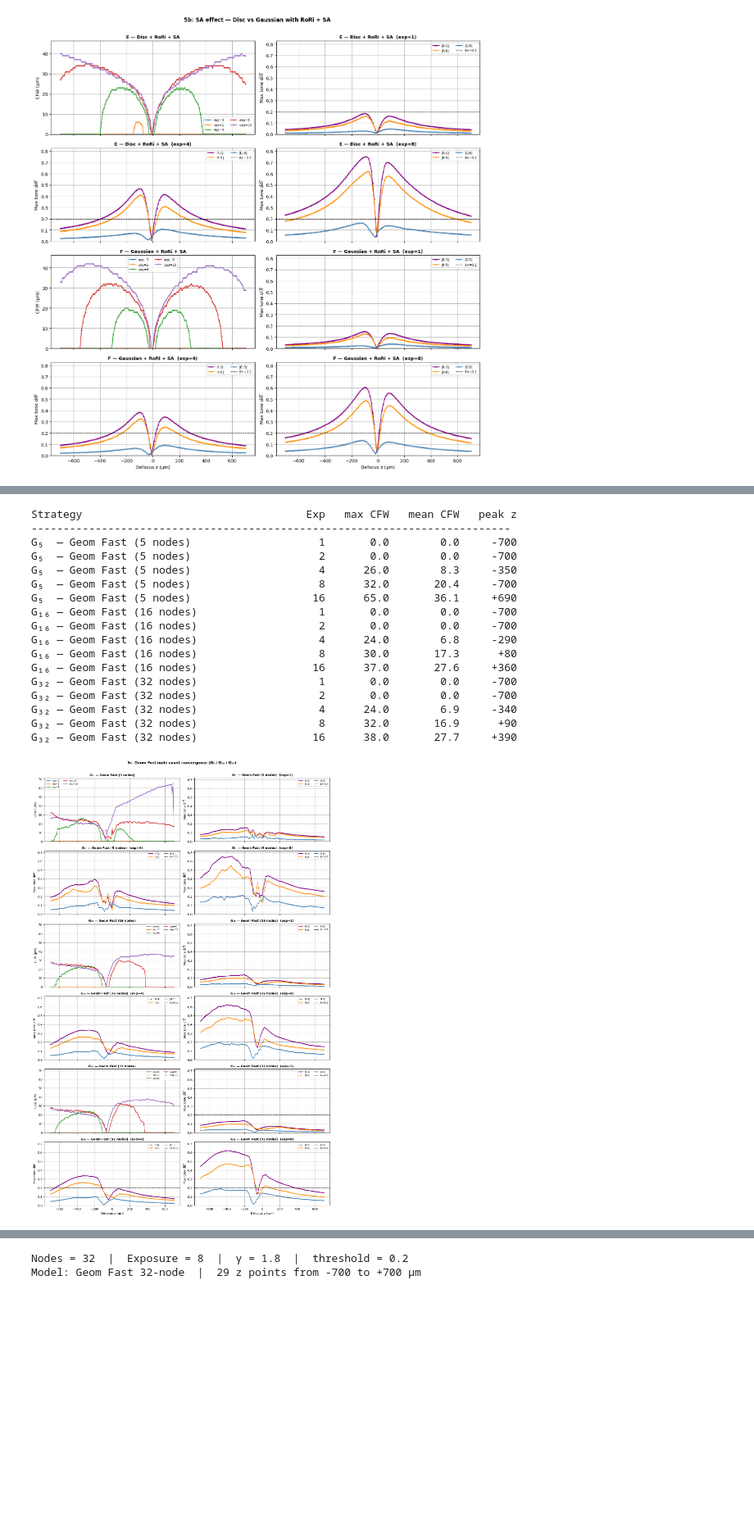
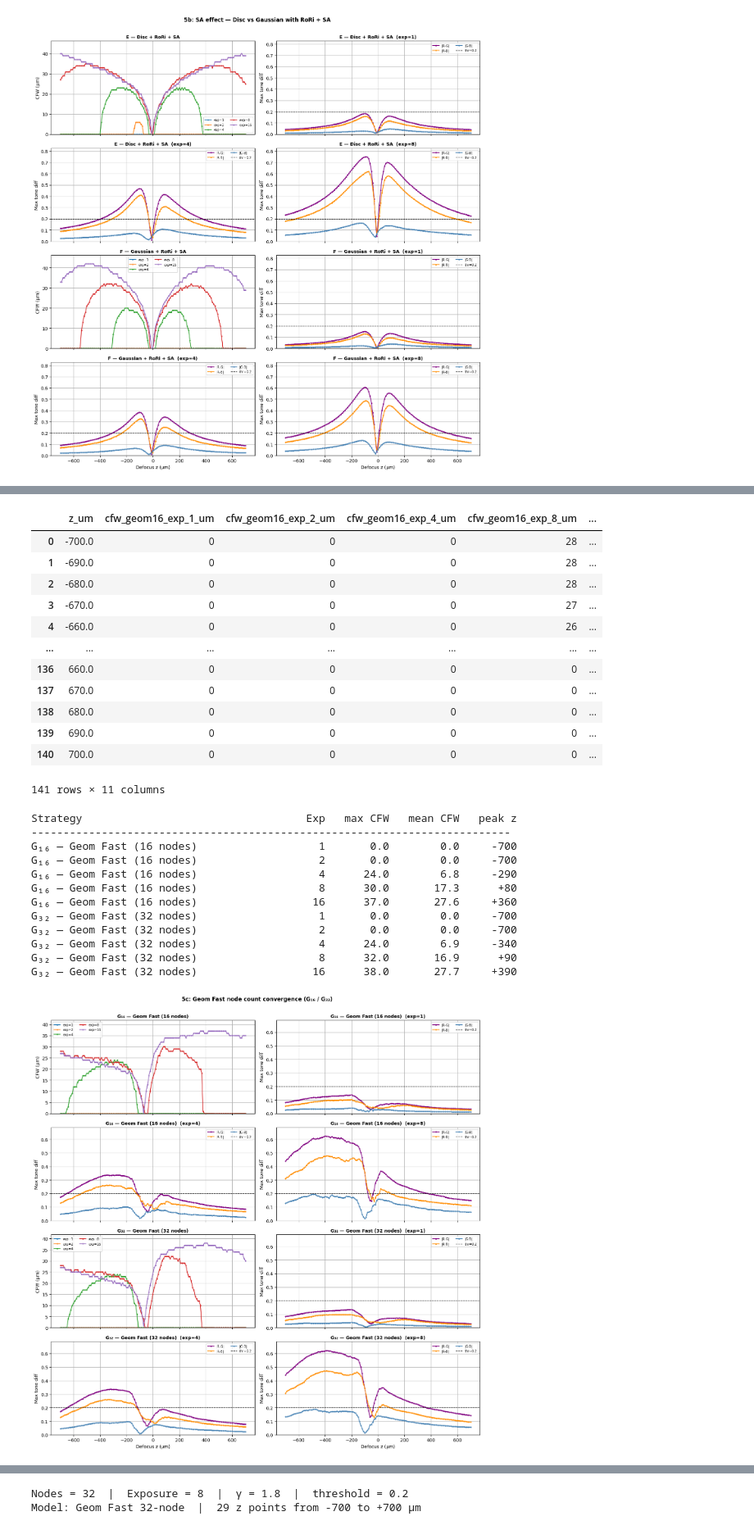
Before and after one commit to Leyangf/ColorFringeCalculation, a Jupyter notebook: examples/cfw_geom_demo.ipynb, the cells around one changed output, grey strips where cells are left out. Shown at 82% size. Drawn from its saved outputs; the diff is of its cells as text; code cells hidden in the pictures; blank space fills up the shorter version.

Commit message:
generate cfw-defocus dataset

```diff
--- a/examples/cfw_geom_demo.ipynb
+++ b/examples/cfw_geom_demo.ipynb
@@ -1029,29 +1029,55 @@ This comparison shows how many nodes are needed before the CFW curve converges,
 # %%
+# CFW-defocus data, sampled with the same z grid as the FFT notebook:
+# np.arange(-DEFOCUS_RANGE, DEFOCUS_RANGE + DEFOCUS_STEP, DEFOCUS_STEP)
+_geom_node_models = {
+    16: _rf16,
+    32: _rf32,
+}
+
+_geom_nodes_cfw_data = {"z_um": z_vals.astype(float)}
+for _nodes, _rf in _geom_node_models.items():
+    assert _rf is not None, f"_rf{_nodes} is None — re-run the ray-fan baking cell."
+    for _exp in _CFW_EXPOSURES:
+        _curve = compute_cfw_curve("geom_fast", _exp, _rf=_rf)
+        _geom_nodes_cfw_data[f"cfw_geom{_nodes}_exp_{_exp}_um"] = _curve[:, 1].astype(np.int32)
+
+cfw_geom_nodes_defocus_df = pd.DataFrame(_geom_nodes_cfw_data)
+display(cfw_geom_nodes_defocus_df)
+
 plot_comparison([
-    {"label": "G₅  — Geom Fast (5 nodes)",  "psf_mode": "geom_fast", "_rf": _rf5},
     {"label": "G₁₆ — Geom Fast (16 nodes)", "psf_mode": "geom_fast", "_rf": _rf16},
     {"label": "G₃₂ — Geom Fast (32 nodes)", "psf_mode": "geom_fast", "_rf": _rf32},
-], suptitle="5c: Geom Fast node count convergence (G₅ / G₁₆ / G₃₂)",
+], suptitle="5c: Geom Fast node count convergence (G₁₆ / G₃₂)",
    pd_exposures=_PD_EXPOSURES)
+
+cfw_geom_nodes_defocus_df.to_csv("cfw_geom_16_32_defocus.csv", index=False)
 # %% [output]
+|  | z_um | cfw_geom16_exp_1_um | cfw_geom16_exp_2_um | cfw_geom16_exp_4_um | cfw_geom16_exp_8_um | ... |
+| 0 | -700.0 | 0 | 0 | 0 | 28 | ... |
+| 1 | -690.0 | 0 | 0 | 0 | 28 | ... |
+| 2 | -680.0 | 0 | 0 | 0 | 28 | ... |
+| 3 | -670.0 | 0 | 0 | 0 | 27 | ... |
+| 4 | -660.0 | 0 | 0 | 0 | 26 | ... |
+| ... | ... | ... | ... | ... | ... | ... |
+| 136 | 660.0 | 0 | 0 | 0 | 0 | ... |
+| 137 | 670.0 | 0 | 0 | 0 | 0 | ... |
+| 138 | 680.0 | 0 | 0 | 0 | 0 | ... |
+| 139 | 690.0 | 0 | 0 | 0 | 0 | ... |
+| 140 | 700.0 | 0 | 0 | 0 | 0 | ... |
-Strategy                                   Exp   max CFW   mean CFW   peak z
----------------------------------------------------------------------------
-G₅  — Geom Fast (5 nodes)                    1       0.0        0.0     -700
-G₅  — Geom Fast (5 nodes)                    2       0.0        0.0     -700
-G₅  — Geom Fast (5 nodes)                    4      26.0        8.3     -350
-G₅  — Geom Fast (5 nodes)                    8      32.0       20.4     -700
-G₅  — Geom Fast (5 nodes)                   16      65.0       36.1     +690
-G₁₆ — Geom Fast (16 nodes)                   1       0.0        0.0     -700
-G₁₆ — Geom Fast (16 nodes)                   2       0.0        0.0     -700
-G₁₆ — Geom Fast (16 nodes)                   4      24.0        6.8     -290
-G₁₆ — Geom Fast (16 nodes)                   8      30.0       17.3      +80
-G₁₆ — Geom Fast (16 nodes)                  16      37.0       27.6     +360
-G₃₂ — Geom Fast (32 nodes)                   1       0.0        0.0     -700
-G₃₂ — Geom Fast (32 nodes)                   2       0.0        0.0     -700
-G₃₂ — Geom Fast (32 nodes)                   4      24.0        6.9     -340
-G₃₂ — Geom Fast (32 nodes)                   8      32.0       16.9      +90
-G₃₂ — Geom Fast (32 nodes)                  16      38.0       27.7     +390
+141 rows × 11 columns
+Strategy                                   Exp   max CFW   mean CFW   peak z
+---------------------------------------------------------------------------
+G₁₆ — Geom Fast (16 nodes)                   1       0.0        0.0     -700
+G₁₆ — Geom Fast (16 nodes)                   2       0.0        0.0     -700
+G₁₆ — Geom Fast (16 nodes)                   4      24.0        6.8     -290
+G₁₆ — Geom Fast (16 nodes)                   8      30.0       17.3      +80
+G₁₆ — Geom Fast (16 nodes)                  16      37.0       27.6     +360
+G₃₂ — Geom Fast (32 nodes)                   1       0.0        0.0     -700
+G₃₂ — Geom Fast (32 nodes)                   2       0.0        0.0     -700
+G₃₂ — Geom Fast (32 nodes)                   4      24.0        6.9     -340
+G₃₂ — Geom Fast (32 nodes)                   8      32.0       16.9      +90
+G₃₂ — Geom Fast (32 nodes)                  16      38.0       27.7     +390
-[figure, old version]
+[figure, new version]
 # %% [markdown]
 ## 6. Per-Defocus ESF Diagnostic (Geom Fast 16-node, exp=4)
 
```
Also changed, not shown: parts of 5 cells of this notebook, 2 other files.
